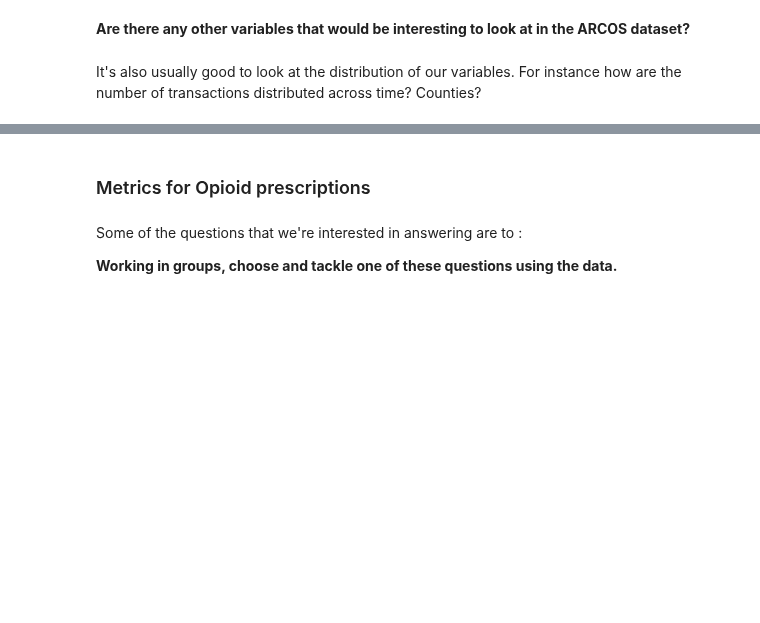
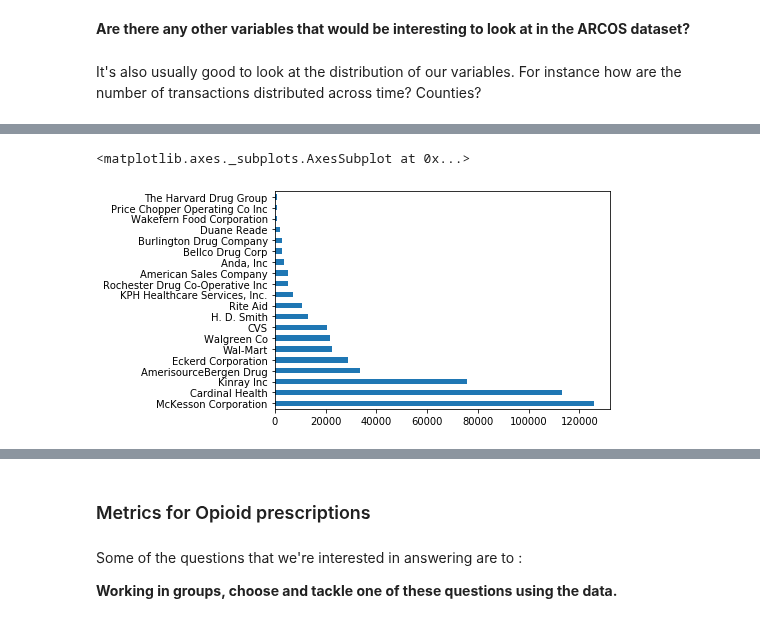
Before and after one commit to jessicambs/hacknights, a Jupyter notebook: opioid-analytics/01_opioid-distribution-prescription-patterns.ipynb, the cells around one changed output, grey strips where cells are left out. Drawn from its saved outputs; the diff is of its cells as text; code cells hidden in the pictures; blank space fills up the shorter version.

```diff
--- a/opioid-analytics/01_opioid-distribution-prescription-patterns.ipynb
+++ b/opioid-analytics/01_opioid-distribution-prescription-patterns.ipynb
@@ -221,0 +239,5 @@ arcos['TRANSACTION_YEAR'].value_counts().plot.bar()
+# %%
+arcos['Reporter_family'].value_counts()[:20].plot.barh()
+# %% [output]
+<matplotlib.axes._subplots.AxesSubplot at 0x...>
+[figure, added]
```
Also changed, not shown: parts of 17 cells of this notebook.
